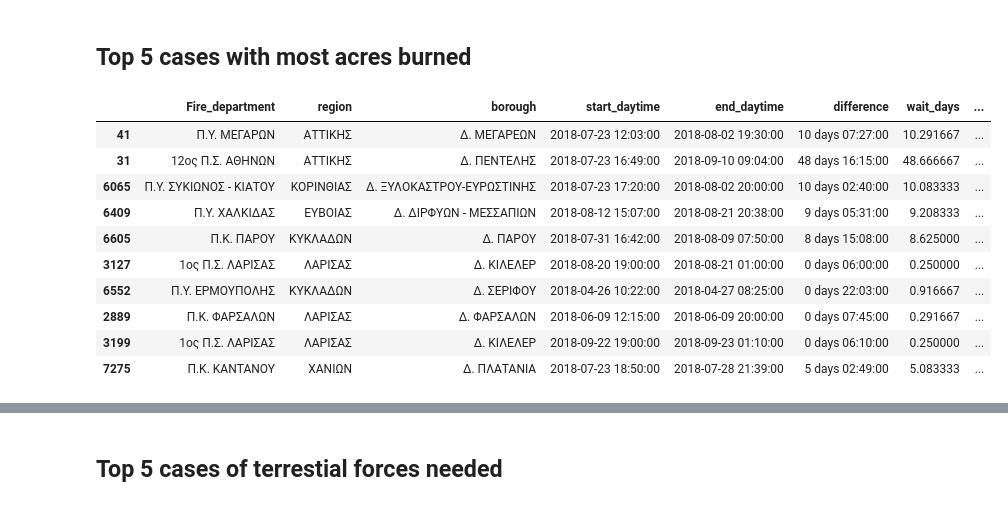
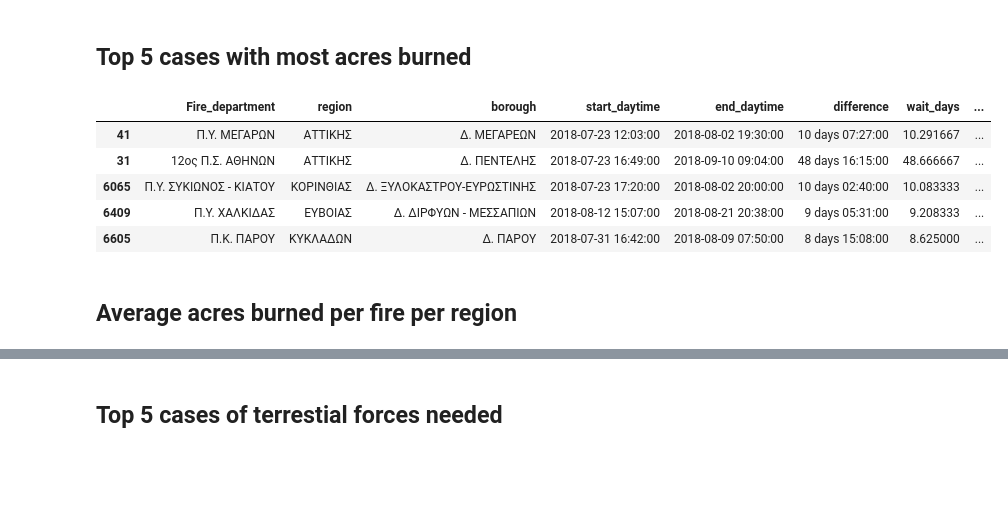
Before and after one commit to kosmaspanag/data-studio-projects, a Jupyter notebook: Weekly projects/Fires_in Greece/Fires in Greece.ipynb, the cells around one changed output, grey strips where cells are left out. Saved outputs shown, nothing was run; the diff lists cells and outputs as text; code cells hidden in the pictures; blank space fills up the shorter version.

```diff
--- a/Weekly projects/Fires_in Greece/Fires in Greece.ipynb
+++ b/Weekly projects/Fires_in Greece/Fires in Greece.ipynb
@@ -461,16 +467,13 @@ Name: total_burned_acres, dtype: int64
 # %% [markdown]
 ## Top 5 cases with most acres burned
 # %%
-df.sort_values(by ='total_burned_acres', ascending=False).head(10)
+df.sort_values(by ='total_burned_acres', ascending=False).head(5)
 # %% [output]
 |  | Fire_department | region | borough | start_daytime | end_daytime | difference | wait_days | ... |
 | 41 | Π.Υ. ΜΕΓΑΡΩΝ | ΑΤΤΙΚΗΣ | Δ. ΜΕΓΑΡΕΩΝ | 2018-07-23 12:03:00 | 2018-08-02 19:30:00 | 10 days 07:27:00 | 10.291667 | ... |
 | 31 | 12ος Π.Σ. ΑΘΗΝΩΝ | ΑΤΤΙΚΗΣ | Δ. ΠΕΝΤΕΛΗΣ | 2018-07-23 16:49:00 | 2018-09-10 09:04:00 | 48 days 16:15:00 | 48.666667 | ... |
 | 6065 | Π.Υ. ΣΥΚΙΩΝΟΣ - ΚΙΑΤΟΥ | ΚΟΡΙΝΘΙΑΣ | Δ. ΞΥΛΟΚΑΣΤΡΟΥ-ΕΥΡΩΣΤΙΝΗΣ | 2018-07-23 17:20:00 | 2018-08-02 20:00:00 | 10 days 02:40:00 | 10.083333 | ... |
 | 6409 | Π.Υ. ΧΑΛΚΙΔΑΣ | ΕΥΒΟΙΑΣ | Δ. ΔΙΡΦΥΩΝ - ΜΕΣΣΑΠΙΩΝ | 2018-08-12 15:07:00 | 2018-08-21 20:38:00 | 9 days 05:31:00 | 9.208333 | ... |
 | 6605 | Π.Κ. ΠΑΡΟΥ | ΚΥΚΛΑΔΩΝ | Δ. ΠΑΡΟΥ | 2018-07-31 16:42:00 | 2018-08-09 07:50:00 | 8 days 15:08:00 | 8.625000 | ... |
-| 3127 | 1ος Π.Σ. ΛΑΡΙΣΑΣ | ΛΑΡΙΣΑΣ | Δ. ΚΙΛΕΛΕΡ | 2018-08-20 19:00:00 | 2018-08-21 01:00:00 | 0 days 06:00:00 | 0.250000 | ... |
-| 6552 | Π.Υ. ΕΡΜΟΥΠΟΛΗΣ | ΚΥΚΛΑΔΩΝ | Δ. ΣΕΡΙΦΟΥ | 2018-04-26 10:22:00 | 2018-04-27 08:25:00 | 0 days 22:03:00 | 0.916667 | ... |
-| 2889 | Π.Κ. ΦΑΡΣΑΛΩΝ | ΛΑΡΙΣΑΣ | Δ. ΦΑΡΣΑΛΩΝ | 2018-06-09 12:15:00 | 2018-06-09 20:00:00 | 0 days 07:45:00 | 0.291667 | ... |
-| 3199 | 1ος Π.Σ. ΛΑΡΙΣΑΣ | ΛΑΡΙΣΑΣ | Δ. ΚΙΛΕΛΕΡ | 2018-09-22 19:00:00 | 2018-09-23 01:10:00 | 0 days 06:10:00 | 0.250000 | ... |
-| 7275 | Π.Κ. ΚΑΝΤΑΝΟΥ | ΧΑΝΙΩΝ | Δ. ΠΛΑΤΑΝΙΑ | 2018-07-23 18:50:00 | 2018-07-28 21:39:00 | 5 days 02:49:00 | 5.083333 | ... |
+# %% [markdown]
+## Average acres burned per fire per region
```
Also changed, not shown: parts of 12 cells of this notebook, 35 other files.
